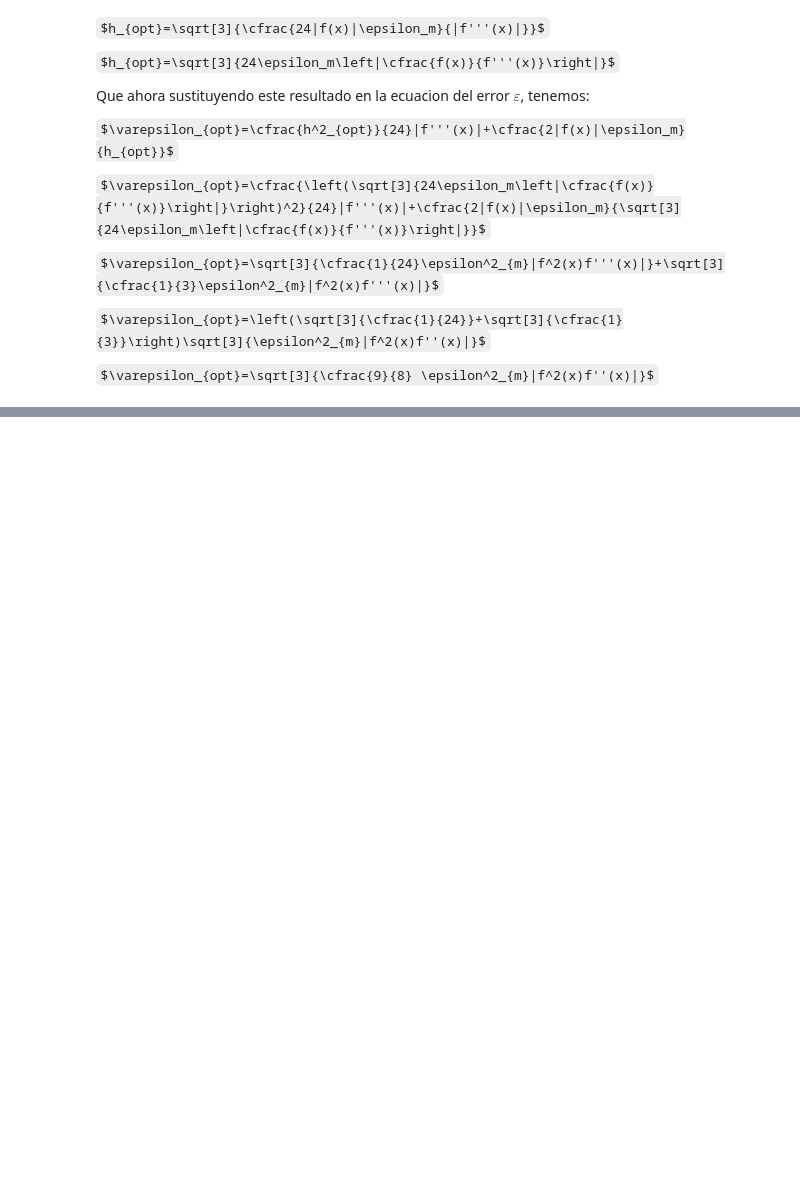
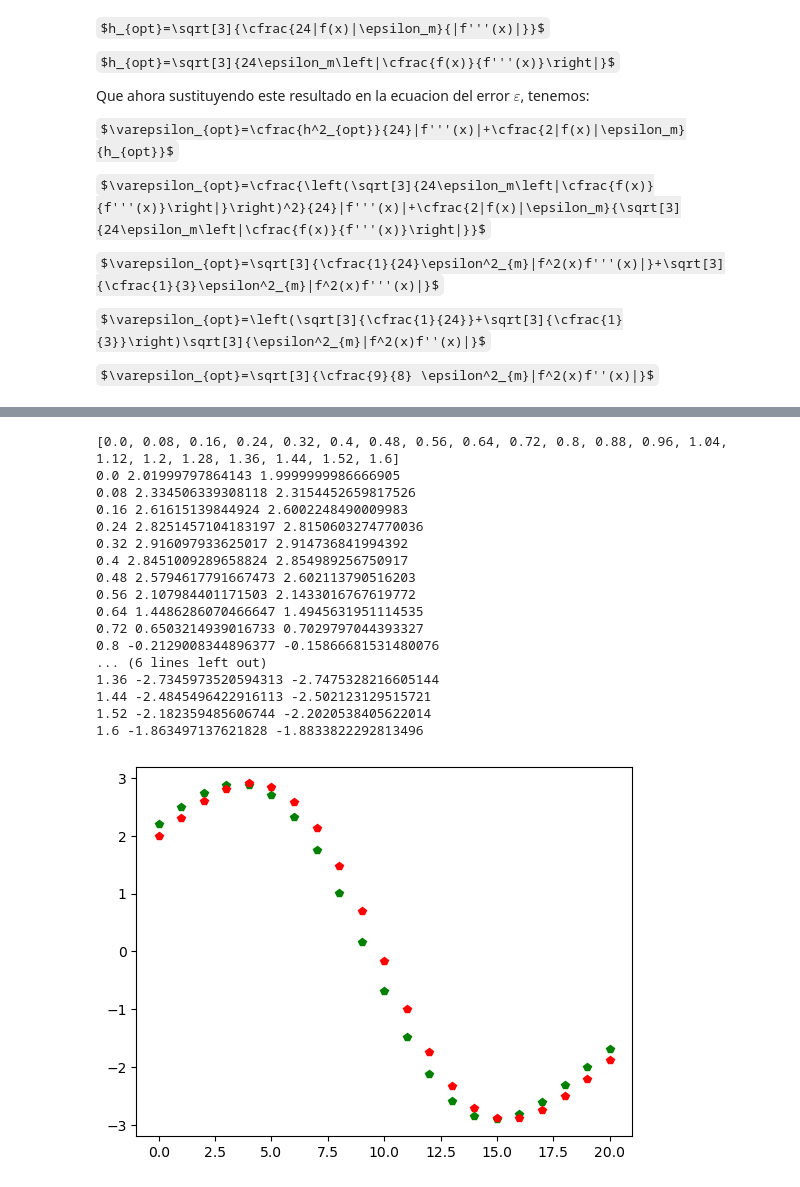
Before and after one commit to Arely00/ArelyGuadalupeJimenezDIaz-mn-2024, a Jupyter notebook: Ejercicios_capitulo_3.ipynb, the cells around one changed output, grey strips where cells are left out. Saved outputs shown, nothing was run; the diff lists cells and outputs as text; code cells hidden in the pictures; some formulas as TeX source; blank space fills up the shorter version.

```diff
--- a/Ejercicios_capitulo_3.ipynb
+++ b/Ejercicios_capitulo_3.ipynb
@@ -159,0 +221,38 @@ e-10 (0.718054117591517, 2.08897904245890)
+# %%
+num1=[0.08*i for i in range(0,21)]
+n=21
+print (num1)
+h=0.01
+funf=np.zeros(n)
+func=np.zeros(n)
+for i in range(n):
+    funf=(f(i*0.08+h)-f(i*0.08))/h
+    func=(f(i*0.08+h/2)-f(i*0.08-h/2))/h
+    print (i*0.08,funf,func)
+
+def funfor(x,h):
+    return (f(x*0.08+h)-f(x*0.08))/h
+def funcen(x,h):
+    return (f(x*0.08+h/2)-f(x*0.08-h/2))/h
+
+pyplot.plot([funfor(x,0.1) for x in range(0,21)],'gp',[funcen(x,0.1) for x in range(0,21)],'rp')
+pyplot.show()
+# %% [output]
+[0.0, 0.08, 0.16, 0.24, 0.32, 0.4, 0.48, 0.56, 0.64, 0.72, 0.8, 0.88, 0.96, 1.04, 1.12, 1.2, 1.28, 1.36, 1.44, 1.52, 1.6]
+0.0 2.01999797864143 1.9999999986666905
+0.08 2.334506339308118 2.3154452659817526
+0.16 2.61615139844924 2.6002248490009983
+0.24 2.8251457104183197 2.8150603274770036
+0.32 2.916097933625017 2.914736841994392
+0.4 2.8451009289658824 2.854989256750917
+0.48 2.5794617791667473 2.602113790516203
+0.56 2.107984401171503 2.1433016767619772
+0.64 1.4486286070466647 1.4945631951114535
+0.72 0.6503214939016733 0.7029797044393327
+0.8 -0.2129008344896377 -0.15866681531480076
+... (6 lines left out)
+1.36 -2.7345973520594313 -2.7475328216605144
+1.44 -2.4845496422916113 -2.502123129515721
+1.52 -2.182359485606744 -2.2020538405622014
+1.6 -1.863497137621828 -1.8833822292813496
+[figure, added]
```
Also changed, not shown: parts of 9 cells of this notebook.
